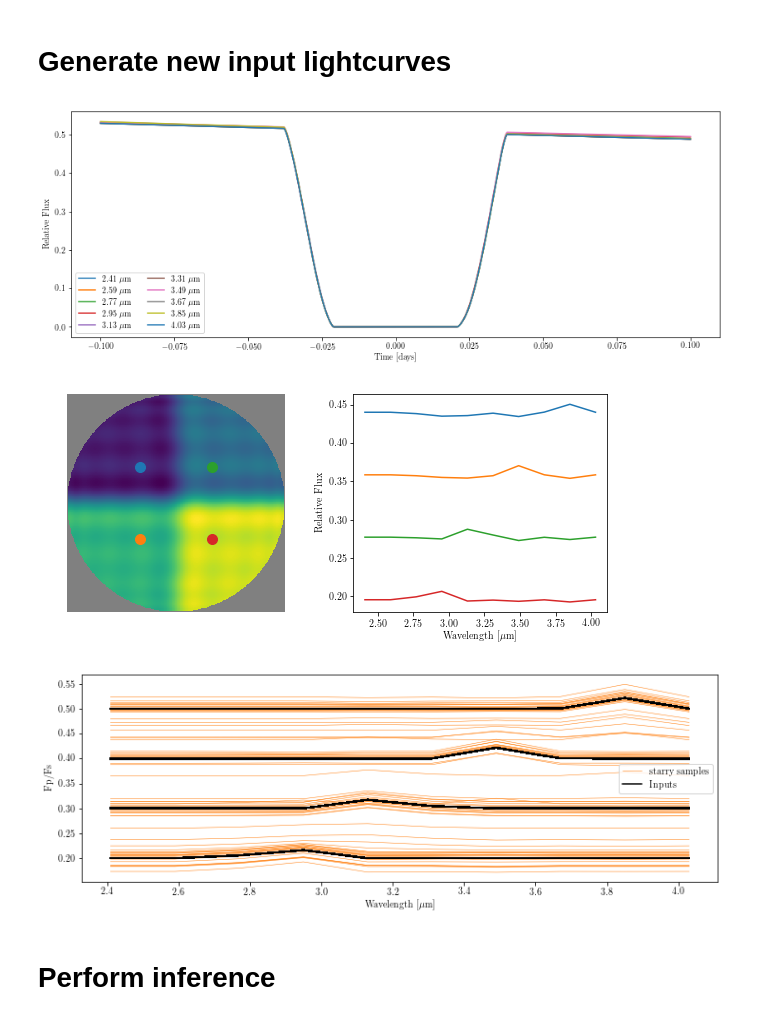
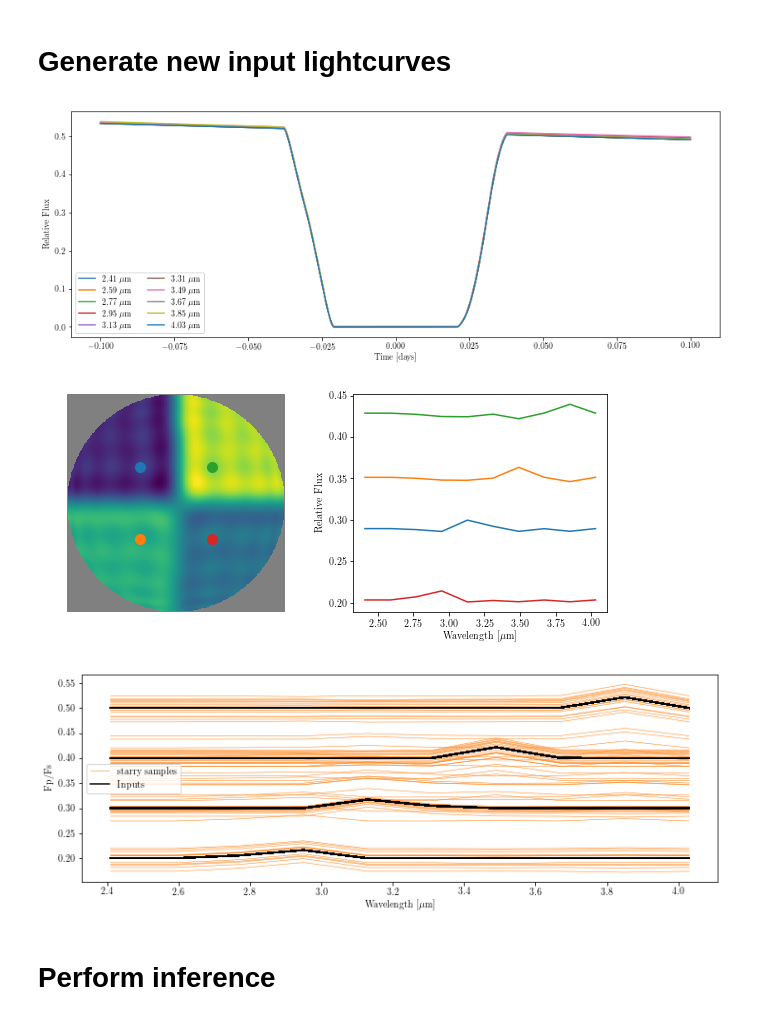
Before and after one commit to multidworlds/eigenspectra, a Jupyter notebook: master_spidermanalltheway.ipynb, the cells around one changed output. Drawn from its saved outputs; the diff is of its cells as text; code cells hidden in the pictures.

```diff
--- a/master_spidermanalltheway.ipynb
+++ b/master_spidermanalltheway.ipynb
@@ -123,7 +123,7 @@ Text(0, 0.5, 'Fp/Fs')
 # %% [markdown]
 # Use `gen_lightcurves.create_quadrant_map()` to paint the spectra onto the planet map
 # %%
-spaxels = gen_lightcurves.create_quadrant_map(f1, f2, f3, f4)
+spaxels = gen_lightcurves.create_quadrant_map(f1, f4, f3, f2)
 print(np.shape(spaxels))#3072
 print(np.shape(f1))
 show_orig_map(lamhr, spaxels);
@@ -134,21 +134,21 @@ show_orig_map(lamhr, spaxels);
 # %% [markdown]
 # Generate new input lightcurves
 # %%
-model_name = "quad_fiveeigencurves"
+model_name = "quad_fiveeigencurves_brightdarkadjacent"
 
 # Generate the multi-wavelength eclipse lightcurves using starry
 time, lam, dlam, lcurves = gen_lightcurves.create_lightcurves_with_starry(lamhr, spaxels,
                                                                           plot_lightcurves = True,
                                                                           plot_diagnostic = True,
                                                                           plot_points_on_map_spec=True)
 
 # Save as a .npz file in data/input_lightcurves
 filename='data/input_lightcurves/'+model_name+'.npz'
 np.savez(filename,time=time,wl=lam,dwl=dlam,lightcurve=lcurves)
 # %% [output]
-[figure, old version]
+[figure, new version]
-[figure, old version]
+[figure, new version]
-[figure, old version]
+[figure, new version]
 # %% [markdown]
 # Perform inference
 # %%
```
Also changed, not shown: parts of 7 cells of this notebook.
